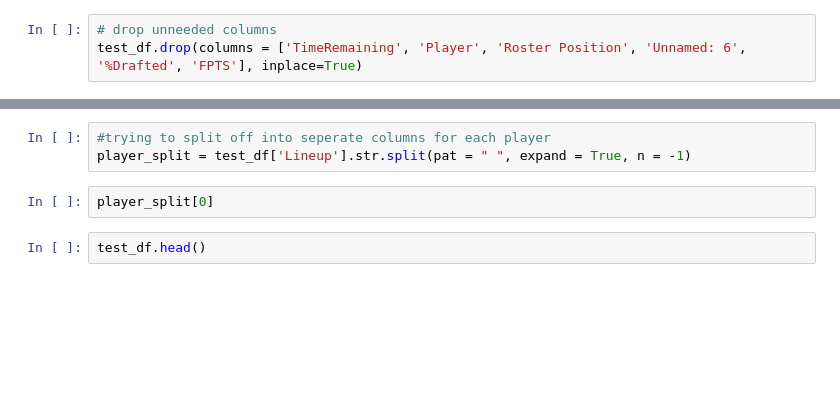
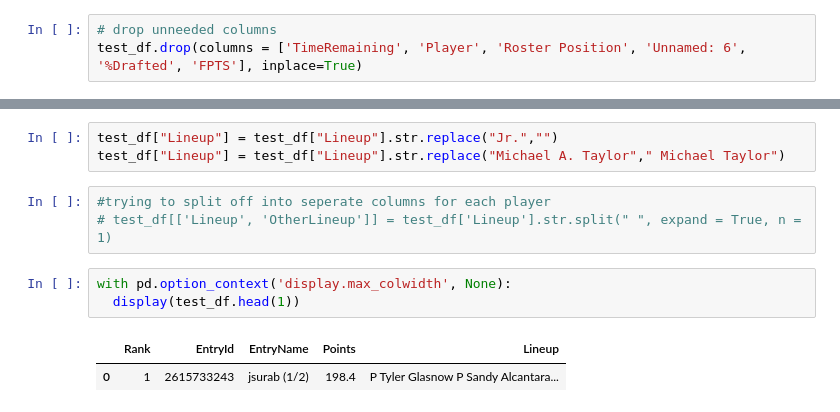
Before and after one commit to rileyfritz/roto-analyzer, a Jupyter notebook: app.ipynb, the cells around one changed output, grey strips where cells are left out. Cells and saved outputs as stored; diff of their text form; blank space fills up the shorter version.

```diff
--- a/app.ipynb
+++ b/app.ipynb
@@ -46,7 +88,12 @@ test_df.head()
+# %%
+test_df["Lineup"] = test_df["Lineup"].str.replace("Jr.","")
+test_df["Lineup"] = test_df["Lineup"].str.replace("Michael A. Taylor"," Michael Taylor")
 # %%
 #trying to split off into seperate columns for each player
-player_split = test_df['Lineup'].str.split(pat = " ", expand = True, n = -1)
+# test_df[['Lineup', 'OtherLineup']] = test_df['Lineup'].str.split(" ", expand = True, n = 1)
-# %%
-player_split[0]
-# %%
-test_df.head()
+# %%
+with pd.option_context('display.max_colwidth', None):
+  display(test_df.head(1))
+# %% [output]
+|  | Rank | EntryId | EntryName | Points | Lineup |
+| 0 | 1 | 2615733243 | jsurab (1/2) | 198.4 | P Tyler Glasnow P Sandy Alcantara... |
```
Also changed, not shown: parts of 10 cells of this notebook, 2 other files.
